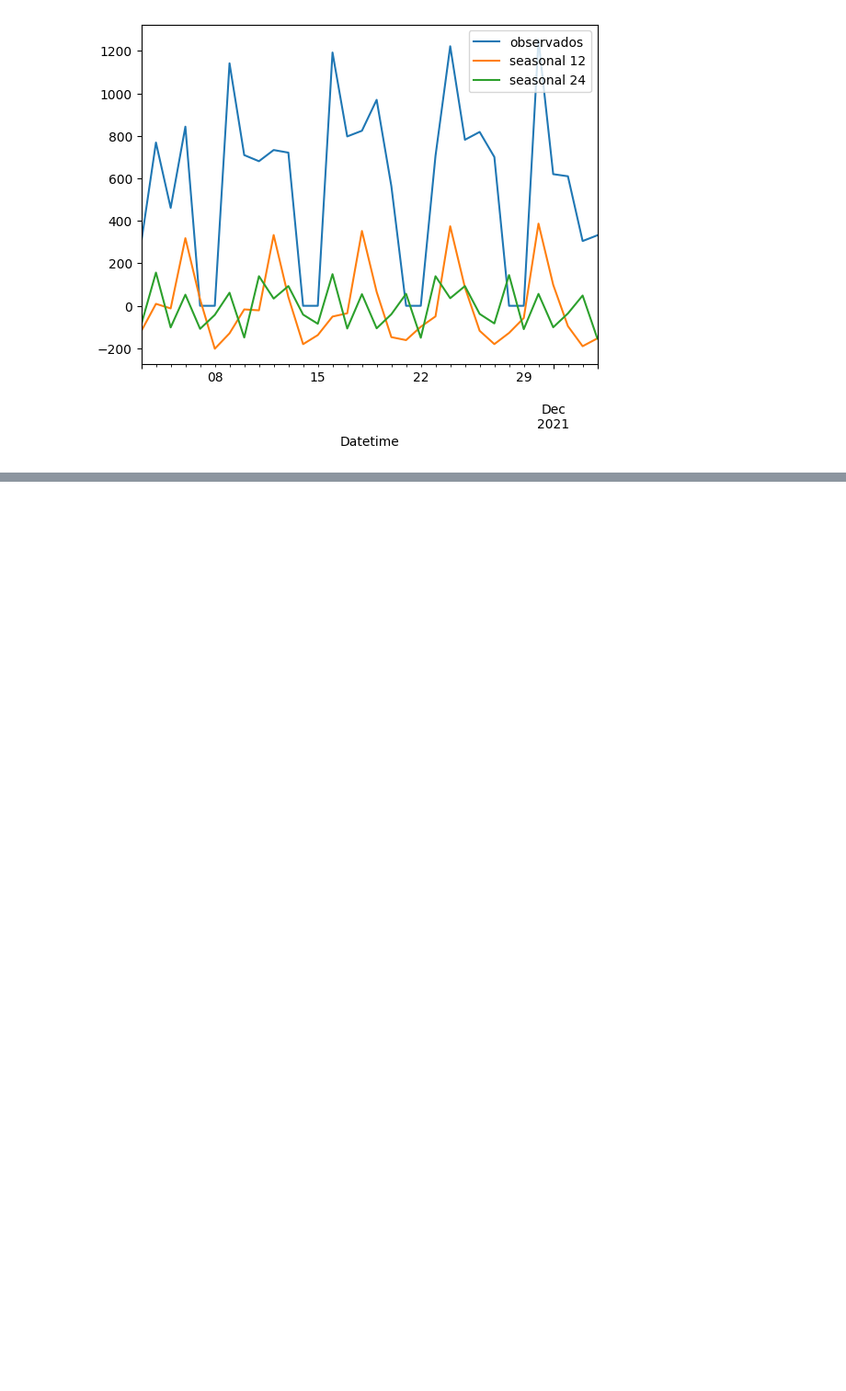
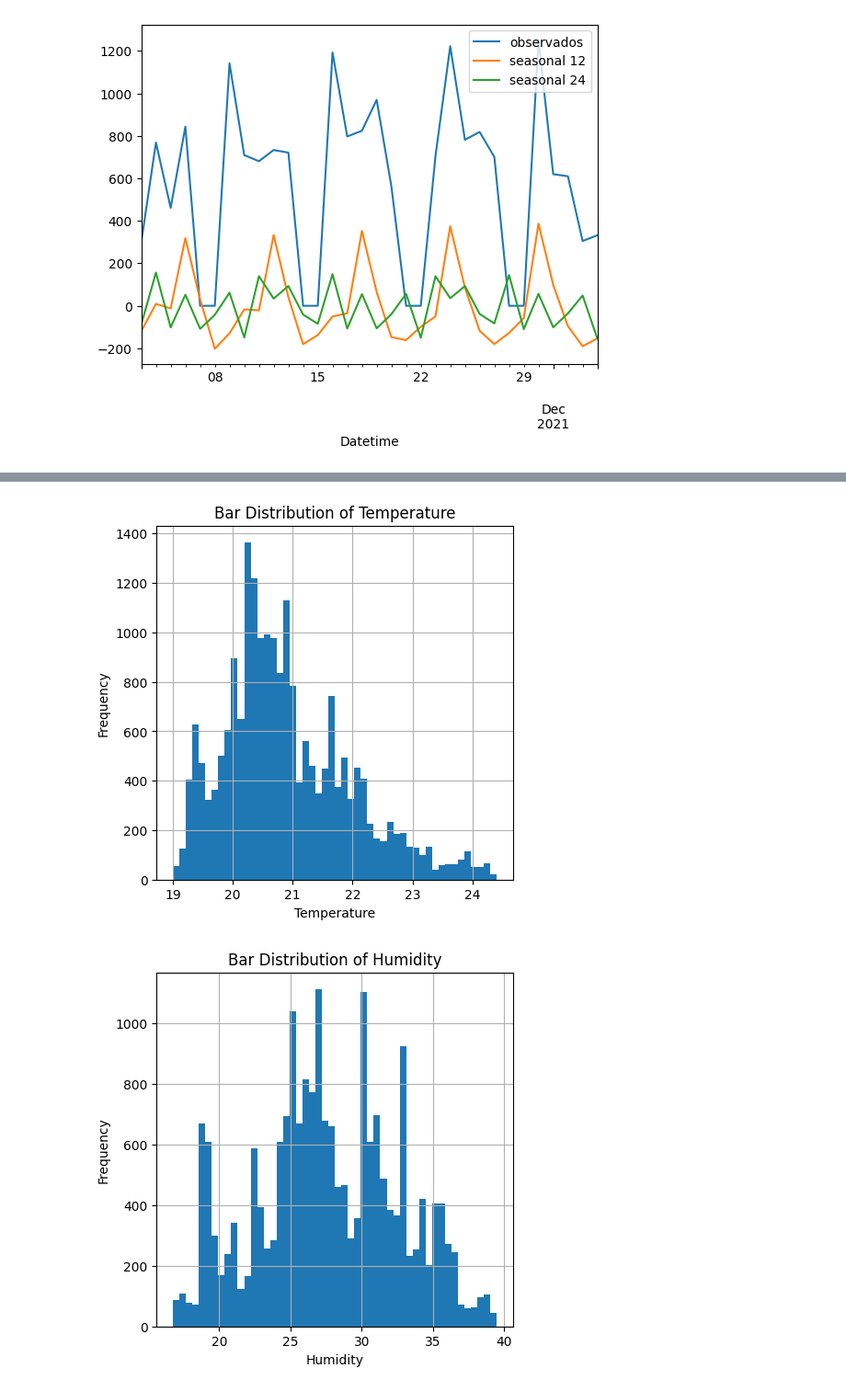
Before and after one commit to jaramillooo/Proyecto_series_no_lineales, a Jupyter notebook: proyecto12ipynb.ipynb, the cells around one changed output, grey strips where cells are left out. Shown at 92% size. Saved outputs shown, nothing was run; the diff lists cells and outputs as text; code cells hidden in the pictures; blank space fills up the shorter version.

Commit message:
Actualización para segundo dataset de clasificación

```diff
--- a/proyecto12ipynb.ipynb
+++ b/proyecto12ipynb.ipynb
@@ -380,0 +424,16 @@ plt.show()
+# %%
+!pip install ucimlrepo
+from ucimlrepo import fetch_ucirepo
+
+# fetch dataset
+occupancy_detection = fetch_ucirepo(id=357)
+
+# data (as pandas dataframes)
+X = occupancy_detection.data.features
+y = occupancy_detection.data.targets
+
+# metadata
+print(occupancy_detection.metadata)
+
+# variable information
+print(occupancy_detection.variables)
@@ -380,0 +467,4 @@ plt.show()
+# %%
+numeric_cols = [col for col in X.columns if col!= 'date']
+X[numeric_cols] = X[numeric_cols].apply(pd.to_numeric, errors='coerce')
+X.dtypes
@@ -380,0 +479,12 @@ plt.show()
+# %%
+for col in columns_to_plot:
+    if X[col].dtype.kind in 'bifc':
+        plt.figure(figsize=(5, 5))
+        X[col].hist(bins=50)
+        plt.xlabel(col)
+        plt.ylabel("Frequency")
+        plt.title(f"Bar Distribution of {col}")
+        plt.show()
+# %% [output]
+[figure, added]
+[figure, added]
```
Also changed, not shown: parts of 14 cells of this notebook.
